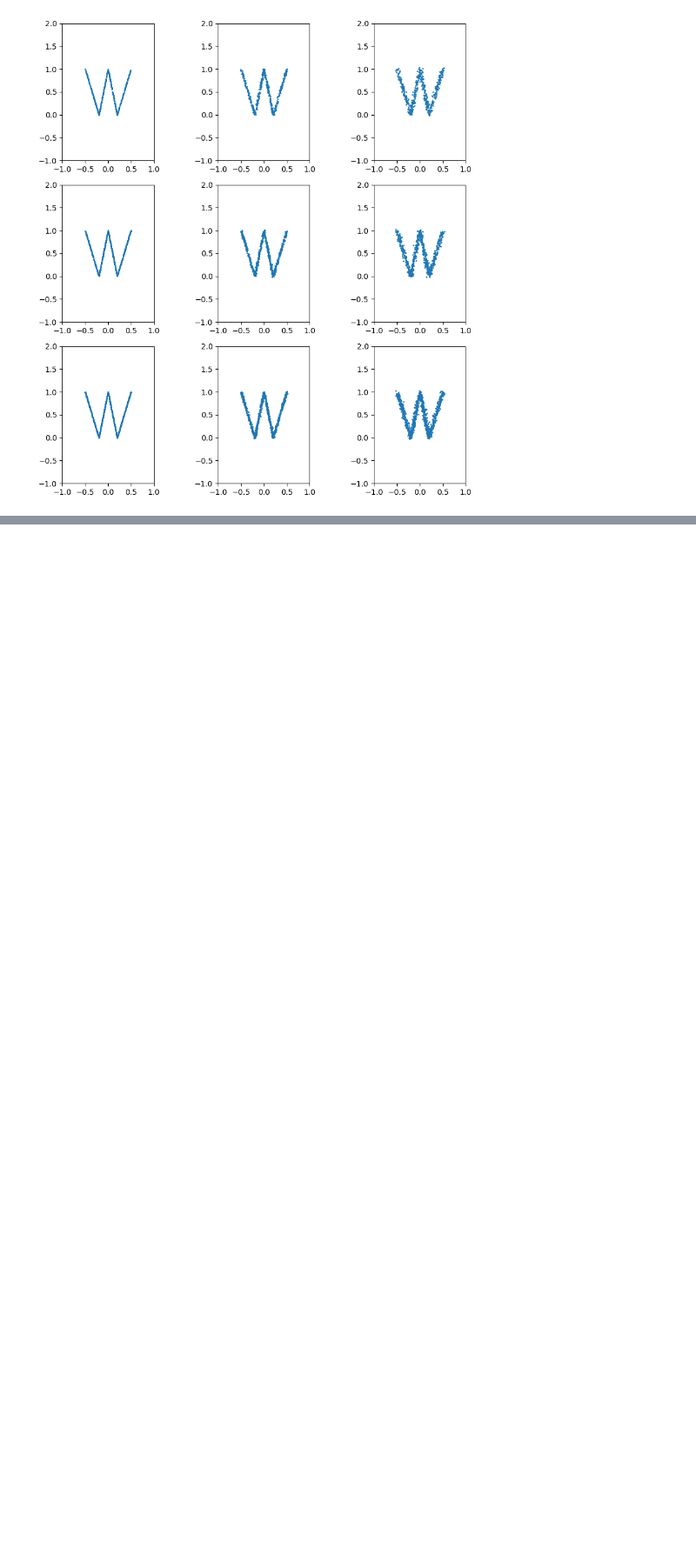
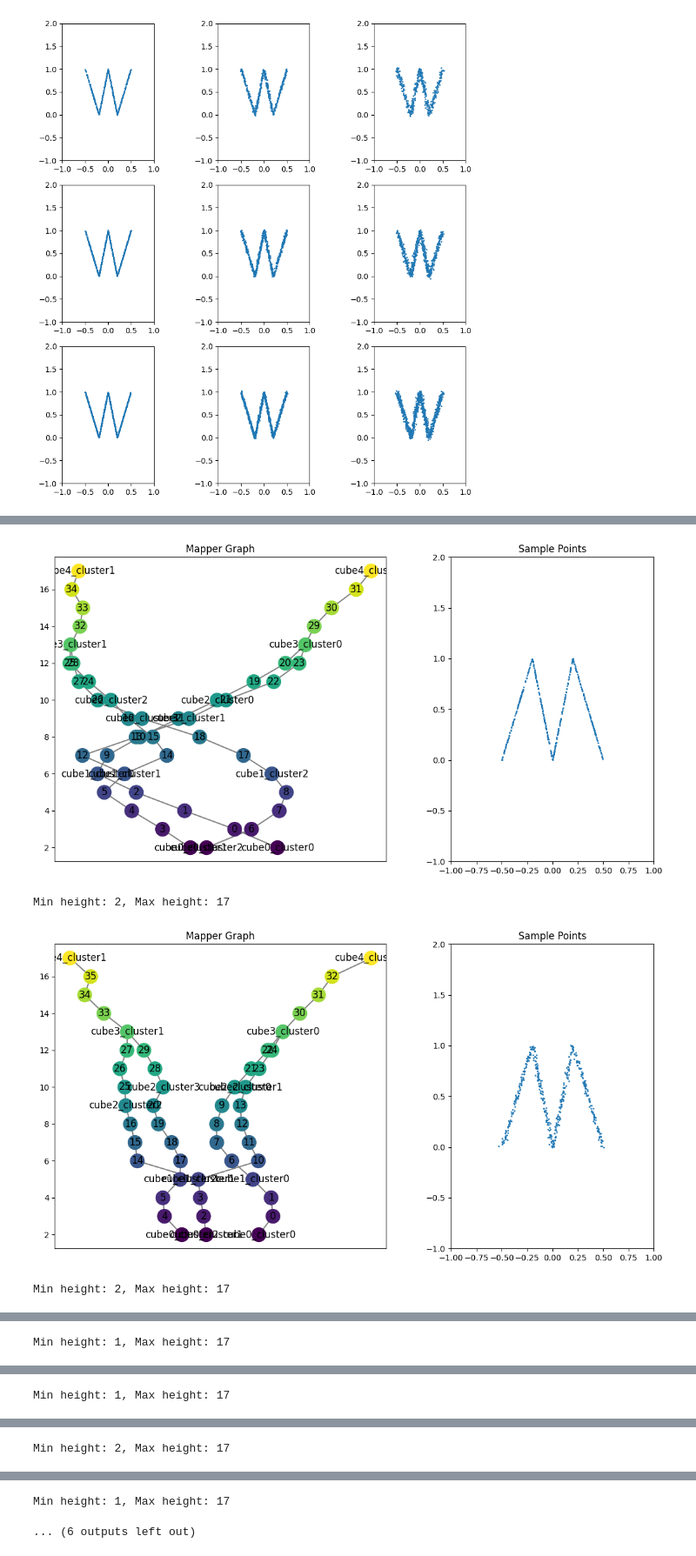
Before and after one commit to ishikaghosh2201/Mapper-Loss-Computation, a Jupyter notebook: generate_alphabet.ipynb, the cells around one changed output, grey strips where cells are left out. Shown at 87% size. Drawn from its saved outputs; the diff is of its cells as text; code cells hidden in the pictures; blank space fills up the shorter version.

```diff
--- a/generate_alphabet.ipynb
+++ b/generate_alphabet.ipynb
@@ -274,0 +339,14 @@ letters = { 'A': sample_a,
+# %%
+for i in letters['M']:
+    mapper = create_mapper_graph(i)
+    plot_mapper(mapper, i)
+    # get the min and max height of the mapper graph
+    min_height = min(mapper.get_function_values())
+    max_height = max(mapper.get_function_values())
+
+    print(f"Min height: {min_height}, Max height: {max_height}")
+# %% [output]
+[figure, added]
+Min height: 2, Max height: 17
+[figure, added]
+Min height: 2, Max height: 17
@@ -274,0 +354 @@ letters = { 'A': sample_a,
+Min height: 1, Max height: 17
@@ -274,0 +356 @@ letters = { 'A': sample_a,
+Min height: 1, Max height: 17
@@ -274,0 +358 @@ letters = { 'A': sample_a,
+Min height: 2, Max height: 17
@@ -274,0 +360,2 @@ letters = { 'A': sample_a,
+Min height: 1, Max height: 17
+... (6 outputs left out)
```
Also changed, not shown: parts of 7 cells of this notebook.
